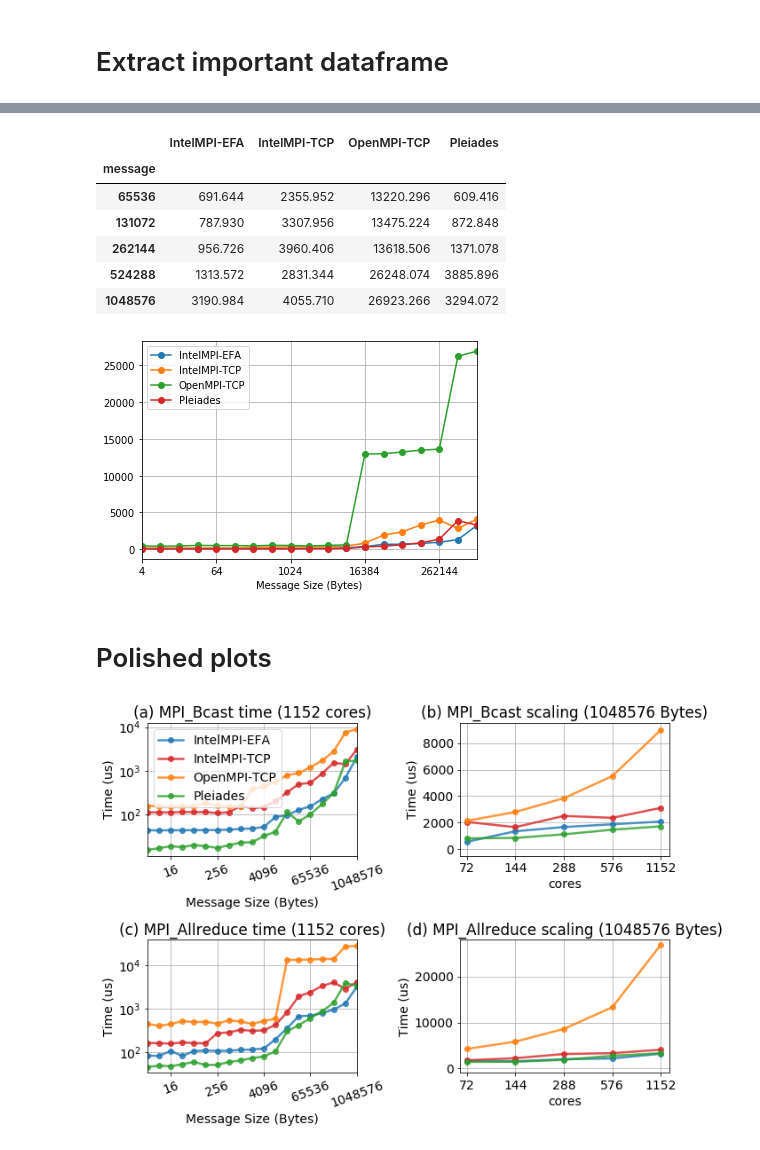
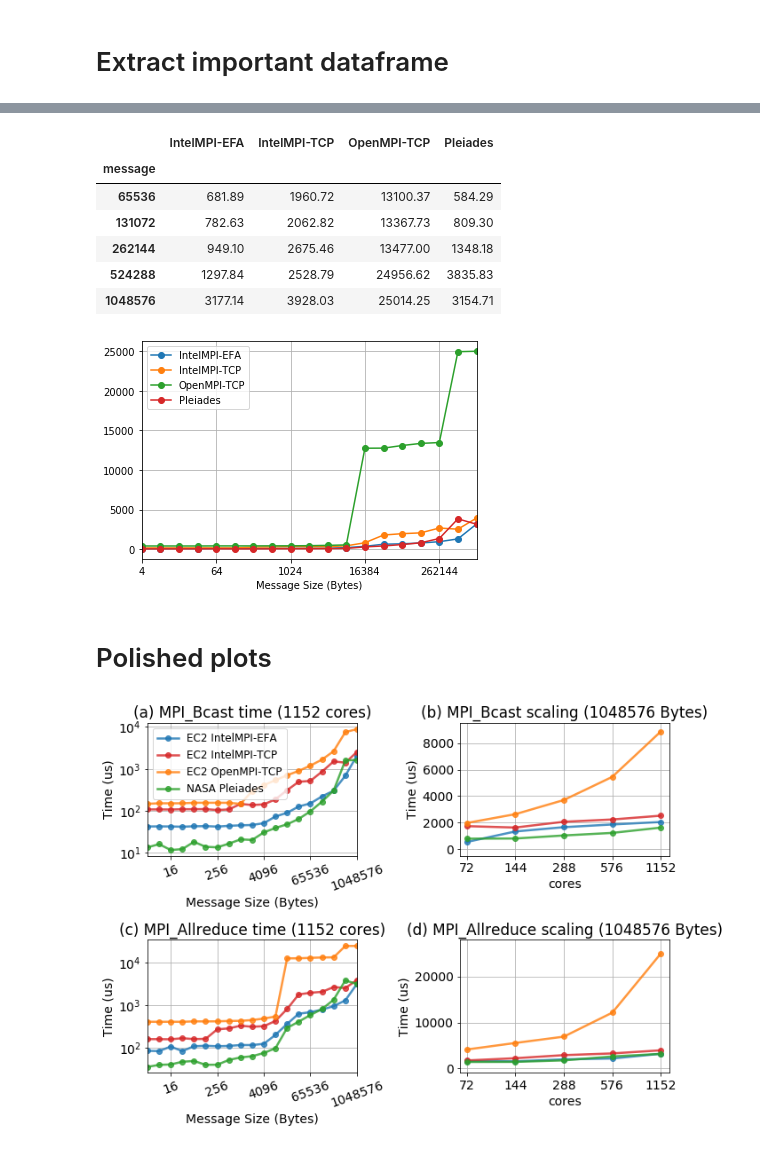
Before and after one commit to JiaweiZhuang/aws-mpi-benchmark, a Jupyter notebook: notebooks/collective_compare_pleiades.ipynb, the cells around one changed output, grey strips where cells are left out. Cells and saved outputs as stored; diff of their text form; code cells hidden in the pictures.

```diff
--- a/notebooks/collective_compare_pleiades.ipynb
+++ b/notebooks/collective_compare_pleiades.ipynb
@@ -130,7 +131,7 @@ plt.xscale('log')
 # %%
 # scaling with cores
 # only select the largest message size
-df_cores = dr.sel(message=1048576).mean(dim='run').to_pandas().T
+df_cores = dr.sel(message=1048576).min(dim='run').to_pandas().T
 df_cores.columns.name = ''
 df_cores
 # %% [output]
@@ -149,7 +160,7 @@ df_cores.plot(marker='o', logx=True)
 # %%
 # scaling with message size
 # only select the largest cores
-df_mes = dr.sel(cores=1152).mean(dim='run').to_pandas().T
+df_mes = dr.sel(cores=1152).min(dim='run').to_pandas().T
 df_mes.columns.name = ''
 df_mes.tail()
 # %% [output]
@@ -167,6 +178,6 @@ plot_osu(df_mes)
 # %%
 # same for all reduce
-df_ad_cores = dr_ad.sel(message=1048576).mean(dim='run').to_pandas().T
+df_ad_cores = dr_ad.sel(message=1048576).min(dim='run').to_pandas().T
 df_ad_cores.columns.name = ''
 df_ad_cores
 # %% [output]
@@ -185,19 +196,19 @@ df_ad_cores.plot(marker='o', logx=True)
 # %%
-df_ad_mes = dr_ad.sel(cores=1152).mean(dim='run').to_pandas().T
+df_ad_mes = dr_ad.sel(cores=1152).min(dim='run').to_pandas().T
 df_ad_mes.columns.name = ''
 df_ad_mes.tail()
 # %% [output]
 |  | IntelMPI-EFA | IntelMPI-TCP | OpenMPI-TCP | Pleiades |
 | message |  |  |  |  |
-| 65536 | 691.644 | 2355.952 | 13220.296 | 609.416 |
-| 131072 | 787.930 | 3307.956 | 13475.224 | 872.848 |
-| 262144 | 956.726 | 3960.406 | 13618.506 | 1371.078 |
-| 524288 | 1313.572 | 2831.344 | 26248.074 | 3885.896 |
-| 1048576 | 3190.984 | 4055.710 | 26923.266 | 3294.072 |
+| 65536 | 681.89 | 1960.72 | 13100.37 | 584.29 |
+| 131072 | 782.63 | 2062.82 | 13367.73 | 809.30 |
+| 262144 | 949.10 | 2675.46 | 13477.00 | 1348.18 |
+| 524288 | 1297.84 | 2528.79 | 24956.62 | 3835.83 |
+| 1048576 | 3177.14 | 3928.03 | 25014.25 | 3154.71 |
 # %%
 plot_osu(df_ad_mes)
 # %% [output]
-[figure, old version]
+[figure, new version]
 # %% [markdown]
 # Polished plots
 # %%
@@ -209,36 +220,43 @@ fig, axes = plt.subplots(2, 2, figsize=[10, 7])
 colors = ['C0', 'C3', 'C1', 'C2']
 plot_kwargs = dict(color=colors, linewidth=2.5, alpha=0.8)
 
-plot_osu(df_mes[2:], ax=axes[0][0], x_start=2, legend=True, **plot_kwargs, logy=True)
+plot_osu(df_mes[2:], ax=axes[0][0], x_start=2, legend=False, **plot_kwargs, logy=True)
 plot_osu(df_ad_mes, ax=axes[1][0], x_start=2, legend=False, **plot_kwargs, logy=True)
 
 df_cores.plot(ax=axes[0][1], marker='o', **plot_kwargs, logx=True, grid=True, legend=False)
 df_ad_cores.plot(ax=axes[1][1], marker='o', **plot_kwargs, logx=True, grid=True, legend=False)
+
+
+axes[0][0].legend(
+    labels=['EC2 IntelMPI-EFA', 'EC2 IntelMPI-TCP', 'EC2 OpenMPI-TCP', 'NASA Pleiades'],
+    fontsize=12
+)
+
 
 for ax in [axes[0][1], axes[1][1]]:
     ax.xaxis.set_major_formatter(ScalarFormatter())
     ax.minorticks_off()
 
     ax.set_xticks(df_cores.index.values)
     ax.set_xlim(65, 1300)
 
 axes[0][1].set_ylim(-500, 9500)
 axes[1][1].set_ylim(-1000, 28000)
 
 axes[0][0].set_title('(a) MPI_Bcast time (1152 cores)')
 axes[1][0].set_title('(c) MPI_Allreduce time (1152 cores)')
 
 axes[0][1].set_title('(b) MPI_Bcast scaling (1048576 Bytes)')
 axes[1][1].set_title('(d) MPI_Allreduce scaling (1048576 Bytes)')
 
 for ax in axes.flatten():
     ax.set_ylabel('Time (us)')
 
 for ax in axes[:, 0]:
     ax.tick_params(axis='x', labelrotation=20)  # https://stackoverflow.com/a/54353146
 
 fig.tight_layout()
 
 fig.savefig('collectives_compare.png', dpi=300)
 # %% [output]
-[figure, old version]
+[figure, new version]
```
Also changed, not shown: parts of 8 cells of this notebook.
